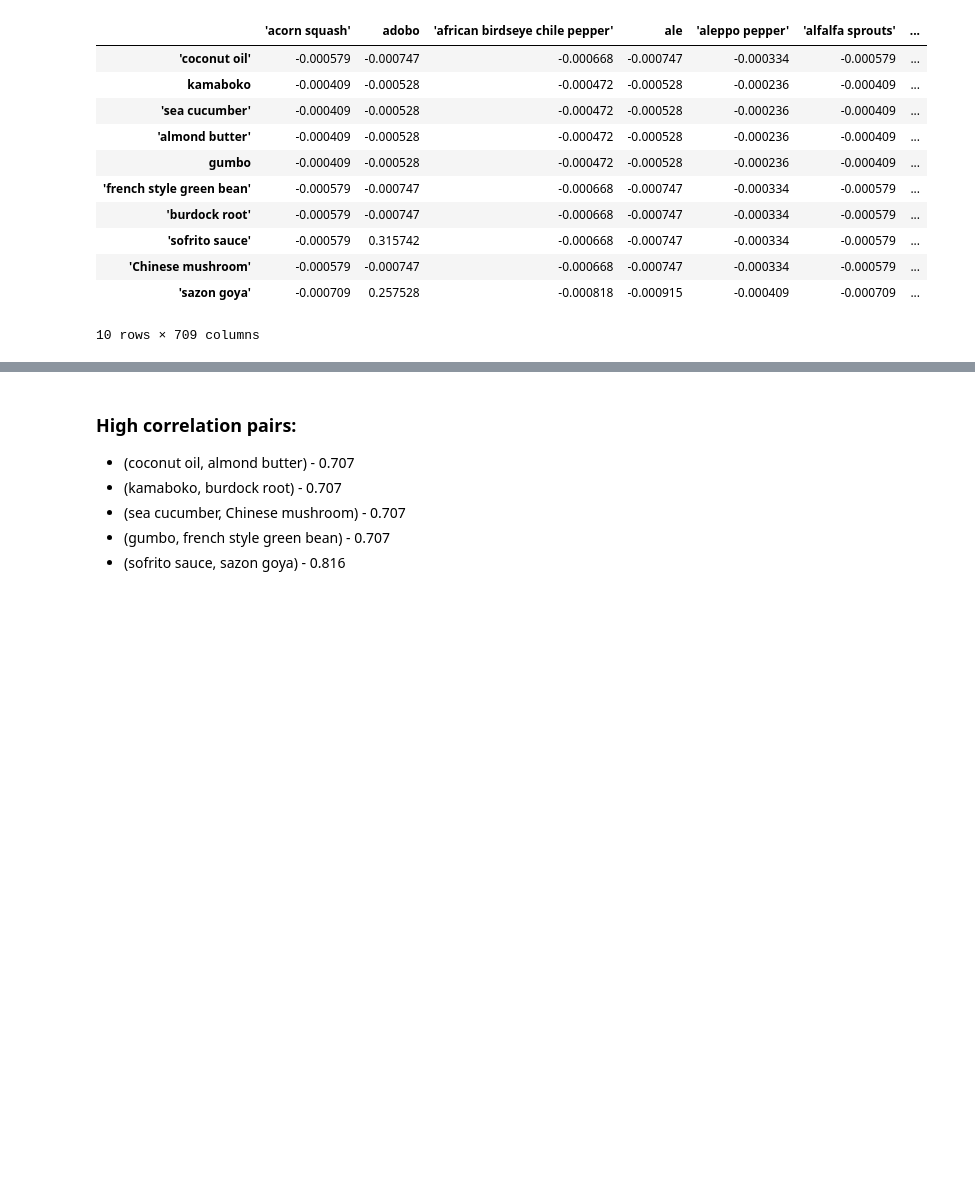
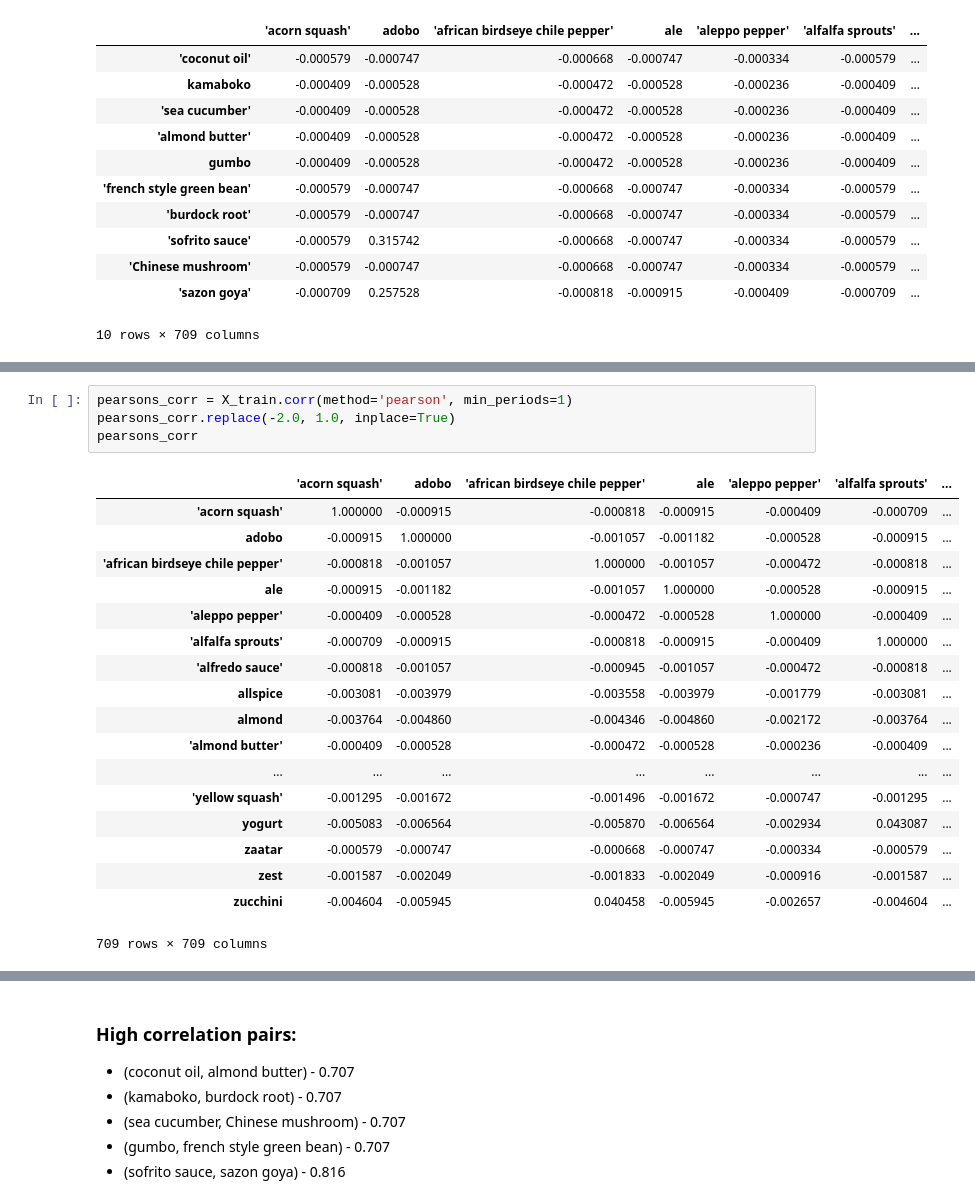
Before and after one commit to marialuquea/ingredient_recommender_ai, a Jupyter notebook: notebooks/Exploratory_analysis.ipynb, the cells around one changed output, grey strips where cells are left out. Saved outputs shown, nothing was run; the diff lists cells and outputs as text; blank space fills up the shorter version.

```diff
--- a/notebooks/Exploratory_analysis.ipynb
+++ b/notebooks/Exploratory_analysis.ipynb
@@ -433,0 +432,23 @@ high_corr_pairs
+# %%
+pearsons_corr = X_train.corr(method='pearson', min_periods=1)
+pearsons_corr.replace(-2.0, 1.0, inplace=True)
+pearsons_corr
+# %% [output]
+|  | 'acorn squash' | adobo | 'african birdseye chile pepper' | ale | 'aleppo pepper' | 'alfalfa sprouts' | ... |
+| 'acorn squash' | 1.000000 | -0.000915 | -0.000818 | -0.000915 | -0.000409 | -0.000709 | ... |
+| adobo | -0.000915 | 1.000000 | -0.001057 | -0.001182 | -0.000528 | -0.000915 | ... |
+| 'african birdseye chile pepper' | -0.000818 | -0.001057 | 1.000000 | -0.001057 | -0.000472 | -0.000818 | ... |
+| ale | -0.000915 | -0.001182 | -0.001057 | 1.000000 | -0.000528 | -0.000915 | ... |
+| 'aleppo pepper' | -0.000409 | -0.000528 | -0.000472 | -0.000528 | 1.000000 | -0.000409 | ... |
+| 'alfalfa sprouts' | -0.000709 | -0.000915 | -0.000818 | -0.000915 | -0.000409 | 1.000000 | ... |
+| 'alfredo sauce' | -0.000818 | -0.001057 | -0.000945 | -0.001057 | -0.000472 | -0.000818 | ... |
+| allspice | -0.003081 | -0.003979 | -0.003558 | -0.003979 | -0.001779 | -0.003081 | ... |
+| almond | -0.003764 | -0.004860 | -0.004346 | -0.004860 | -0.002172 | -0.003764 | ... |
+| 'almond butter' | -0.000409 | -0.000528 | -0.000472 | -0.000528 | -0.000236 | -0.000409 | ... |
+| ... | ... | ... | ... | ... | ... | ... | ... |
+| 'yellow squash' | -0.001295 | -0.001672 | -0.001496 | -0.001672 | -0.000747 | -0.001295 | ... |
+| yogurt | -0.005083 | -0.006564 | -0.005870 | -0.006564 | -0.002934 | 0.043087 | ... |
+| zaatar | -0.000579 | -0.000747 | -0.000668 | -0.000747 | -0.000334 | -0.000579 | ... |
+| zest | -0.001587 | -0.002049 | -0.001833 | -0.002049 | -0.000916 | -0.001587 | ... |
+| zucchini | -0.004604 | -0.005945 | 0.040458 | -0.005945 | -0.002657 | -0.004604 | ... |
+709 rows × 709 columns
```
Also changed, not shown: parts of 11 cells of this notebook.
